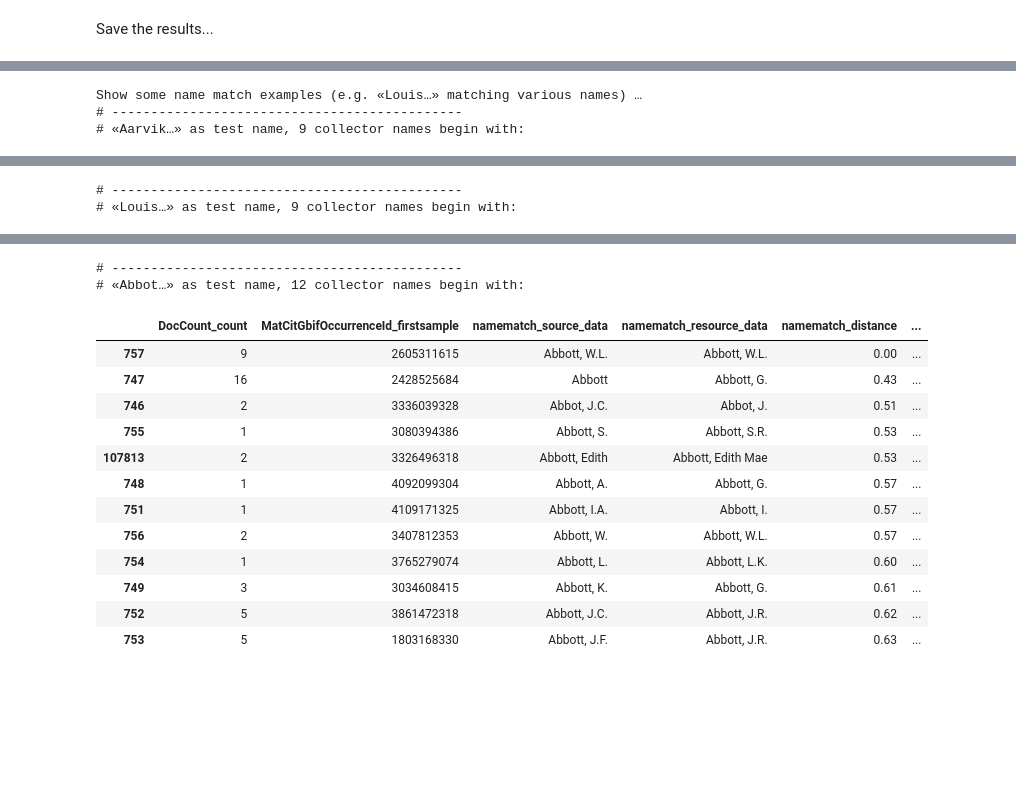
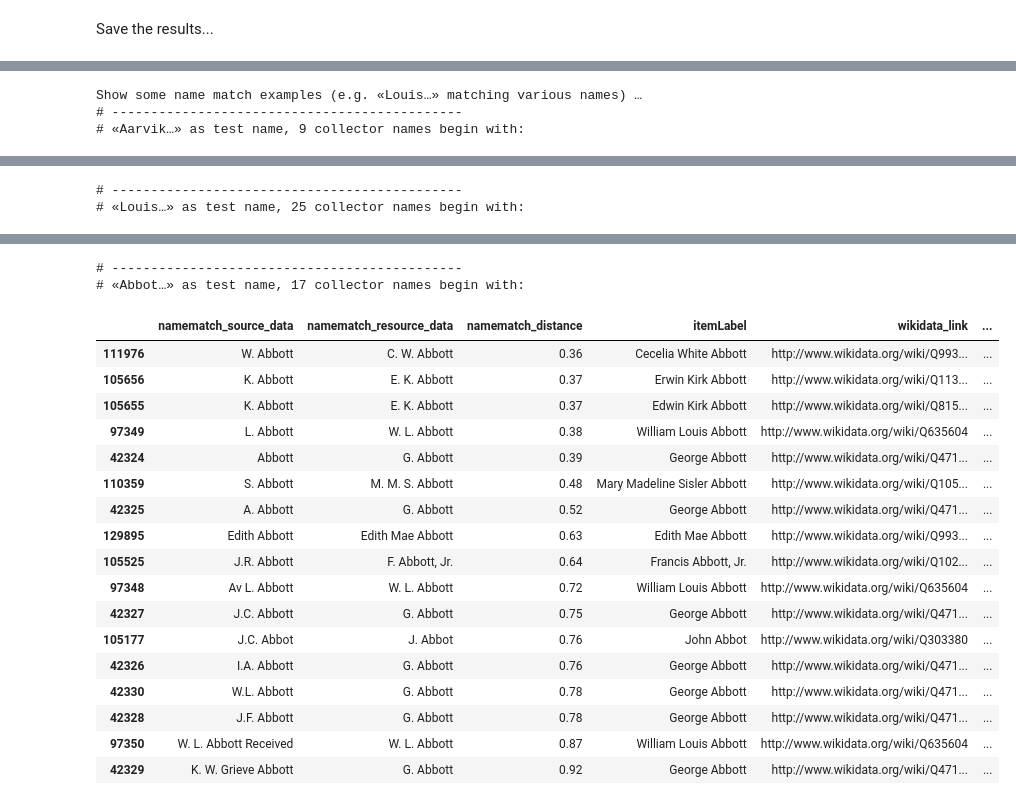
Before and after one commit to infinite-dao/collector-matching, a Jupyter notebook: create_and_match_plazi_collectors_dataset.ipynb, the cells around one changed output, grey strips where cells are left out. Drawn from its saved outputs; the diff is of its cells as text; code cells hidden in the pictures; blank space fills up the shorter version.

```diff
--- a/create_and_match_plazi_collectors_dataset.ipynb
+++ b/create_and_match_plazi_collectors_dataset.ipynb
@@ -412,0 +421,17 @@ collectors.tail()
+# %%
+# combine parts of names similar to WikiData's given name labels
+collectors['canonical_string_collector_parsed'] = collectors[['given', 'particle', 'family', 'suffix']]\
+    .fillna('')\
+    .apply(
+        lambda this_df: "{given}{particle}{family}{suffix}".format(
+            given=this_df["given"],
+            particle=" " + this_df["particle"] if this_df["particle"] else '',
+            family=" " + this_df["family"] if this_df["family"] else '',
+            suffix=", " + this_df["suffix"] if this_df["suffix"] else ''
+        ), axis="columns"
+    )
+
+criterion = collectors["particle"].str.contains("\w+ \w+", na=False)
+
+# display(collectors['canonical_string_collector_parsed'][criterion].head())
+collectors[['canonical_string_collector_parsed', 'particle']][criterion].drop_duplicates().head(10)
@@ -445,8 +503,8 @@ collectors_unique=collectors.groupby(['canonical_string_collector_parsed']).agg(
     appellation=('appellation', lambda x: list(x)[0]),
     title=('title', lambda x: list(x)[0]),
     DocCount_count= ('DocCount', 'sum'), # use count function
-    MatCitId_firstsample=('MatCitId', lambda x: list(x)[0]), # custom function, to get the first entry
-    MatCitGbifOccurrenceId_firstsample=('MatCitGbifOccurrenceId', lambda x: list(x)[0]), # custom function, to get the first entry
+    MatCitGbifOccurrenceId_firstsample=('MatCitGbifOccurrenceId', lambda x: list(x)[0]),
+    source_data=('source_data', lambda x: list(x)[0]),
     MatCitDate_mean=('MatCitDate', 'mean'),
     MatCitDate_min=('MatCitDate', 'min'),
     MatCitDate_max=('MatCitDate', 'max'),
@@ -486,12 +544,3 @@ display(collectors_unique)
 See https://towardsdatascience.com/fuzzy-matching-at-scale-84f2bfd0c536
 
 The ngrams function is used as an analyzer in the text search later.
-# %%
-# some example data
-for i, row in enumerate(range(5)):
-    if (i == 0):
-        print('(WikiData’s) canonical_string = (constructed) canonical_string_fullname')
-    pprint.pprint("%s = %s" % (
-        wd_matchtest['canonical_string'].at[row],
-        wd_matchtest_fullnames['canonical_string_fullname'].at[row]
-    ))
@@ -797,7 +871,7 @@ collectors_matches_g1_merged_wikidata = pd.concat(
 # %%
 print("Show some name match examples (e.g. «Louis…» matching various names) …")
 for testname in ['Aarvik', 'Louis', 'Abbot']:
-    criterion = collectors_matches_g1_merged_wikidata['canonical_string_collector_parsed'].map(lambda x: x.startswith(testname))
+    criterion = collectors_matches_g1_merged_wikidata['canonical_string_collector_parsed'].str.contains(testname)
     this_table=collectors_matches_g1_merged_wikidata[criterion].get([
         # 'canonical_string_collector_parsed', # canonical_string_collector_parsed = namematch_source_data
         'DocCount_count', 'MatCitGbifOccurrenceId_firstsample',
@@ -808,7 +882,14 @@ for testname in ['Aarvik', 'Louis', 'Abbot']:
         'yob', 'yod', 'wyb', 'wye'
     ]).sort_values(by=['namematch_distance'])
     print("# ---------------------------------------------\n# «%s…» as test name, %d collector names begin with:" % (testname, criterion.sum()))
-    display(this_table)
+    # display(this_table)
+    display(this_table[[
+        'namematch_source_data',
+        'namematch_resource_data',
+        'namematch_distance',
+        'itemLabel', 'wikidata_link',
+        'MatCitYear_min', 'MatCitYear_max', 'yob', 'yod']]
+    )
 # %% [output]
 Show some name match examples (e.g. «Louis…» matching various names) …
 # ---------------------------------------------
@@ -826,2 +907,2 @@ Show some name match examples (e.g. «Louis…» matching various names) …
 # ---------------------------------------------
-# «Louis…» as test name, 9 collector names begin with:
+# «Louis…» as test name, 25 collector names begin with:
@@ -838,15 +926,20 @@ Show some name match examples (e.g. «Louis…» matching various names) …
 # ---------------------------------------------
-# «Abbot…» as test name, 12 collector names begin with:
+# «Abbot…» as test name, 17 collector names begin with:
-|  | DocCount_count | MatCitGbifOccurrenceId_firstsample | namematch_source_data | namematch_resource_data | namematch_distance | ... |
-| 757 | 9 | 2605311615 | Abbott, W.L. | Abbott, W.L. | 0.00 | ... |
-| 747 | 16 | 2428525684 | Abbott | Abbott, G. | 0.43 | ... |
-| 746 | 2 | 3336039328 | Abbot, J.C. | Abbot, J. | 0.51 | ... |
-| 755 | 1 | 3080394386 | Abbott, S. | Abbott, S.R. | 0.53 | ... |
-| 107813 | 2 | 3326496318 | Abbott, Edith | Abbott, Edith Mae | 0.53 | ... |
-| 748 | 1 | 4092099304 | Abbott, A. | Abbott, G. | 0.57 | ... |
-| 751 | 1 | 4109171325 | Abbott, I.A. | Abbott, I. | 0.57 | ... |
-| 756 | 2 | 3407812353 | Abbott, W. | Abbott, W.L. | 0.57 | ... |
-| 754 | 1 | 3765279074 | Abbott, L. | Abbott, L.K. | 0.60 | ... |
-| 749 | 3 | 3034608415 | Abbott, K. | Abbott, G. | 0.61 | ... |
-| 752 | 5 | 3861472318 | Abbott, J.C. | Abbott, J.R. | 0.62 | ... |
-| 753 | 5 | 1803168330 | Abbott, J.F. | Abbott, J.R. | 0.63 | ... |
+|  | namematch_source_data | namematch_resource_data | namematch_distance | itemLabel | wikidata_link | ... |
+| 111976 | W. Abbott | C. W. Abbott | 0.36 | Cecelia White Abbott | http://www.wikidata.org/wiki/Q993... | ... |
+| 105656 | K. Abbott | E. K. Abbott | 0.37 | Erwin Kirk Abbott | http://www.wikidata.org/wiki/Q113... | ... |
+| 105655 | K. Abbott | E. K. Abbott | 0.37 | Edwin Kirk Abbott | http://www.wikidata.org/wiki/Q815... | ... |
+| 97349 | L. Abbott | W. L. Abbott | 0.38 | William Louis Abbott | http://www.wikidata.org/wiki/Q635604 | ... |
+| 42324 | Abbott | G. Abbott | 0.39 | George Abbott | http://www.wikidata.org/wiki/Q471... | ... |
+| 110359 | S. Abbott | M. M. S. Abbott | 0.48 | Mary Madeline Sisler Abbott | http://www.wikidata.org/wiki/Q105... | ... |
+| 42325 | A. Abbott | G. Abbott | 0.52 | George Abbott | http://www.wikidata.org/wiki/Q471... | ... |
+| 129895 | Edith Abbott | Edith Mae Abbott | 0.63 | Edith Mae Abbott | http://www.wikidata.org/wiki/Q993... | ... |
+| 105525 | J.R. Abbott | F. Abbott, Jr. | 0.64 | Francis Abbott, Jr. | http://www.wikidata.org/wiki/Q102... | ... |
+| 97348 | Av L. Abbott | W. L. Abbott | 0.72 | William Louis Abbott | http://www.wikidata.org/wiki/Q635604 | ... |
+| 42327 | J.C. Abbott | G. Abbott | 0.75 | George Abbott | http://www.wikidata.org/wiki/Q471... | ... |
+| 105177 | J.C. Abbot | J. Abbot | 0.76 | John Abbot | http://www.wikidata.org/wiki/Q303380 | ... |
+| 42326 | I.A. Abbott | G. Abbott | 0.76 | George Abbott | http://www.wikidata.org/wiki/Q471... | ... |
+| 42330 | W.L. Abbott | G. Abbott | 0.78 | George Abbott | http://www.wikidata.org/wiki/Q471... | ... |
+| 42328 | J.F. Abbott | G. Abbott | 0.78 | George Abbott | http://www.wikidata.org/wiki/Q471... | ... |
+| 97350 | W. L. Abbott Received | W. L. Abbott | 0.87 | William Louis Abbott | http://www.wikidata.org/wiki/Q635604 | ... |
+| 42329 | K. W. Grieve Abbott | G. Abbott | 0.92 | George Abbott | http://www.wikidata.org/wiki/Q471... | ... |
```
Also changed, not shown: parts of 50 cells of this notebook, 23 other files.
